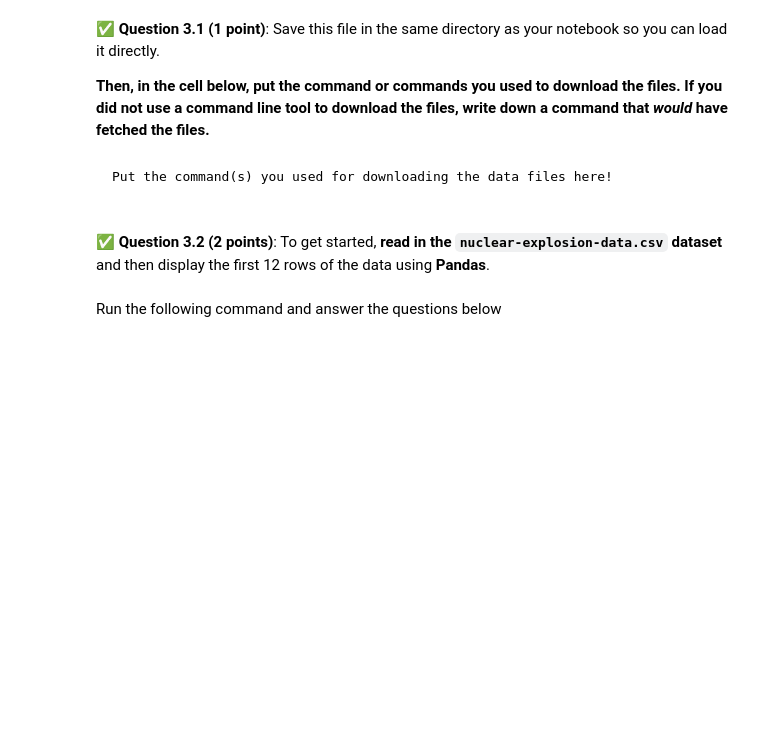
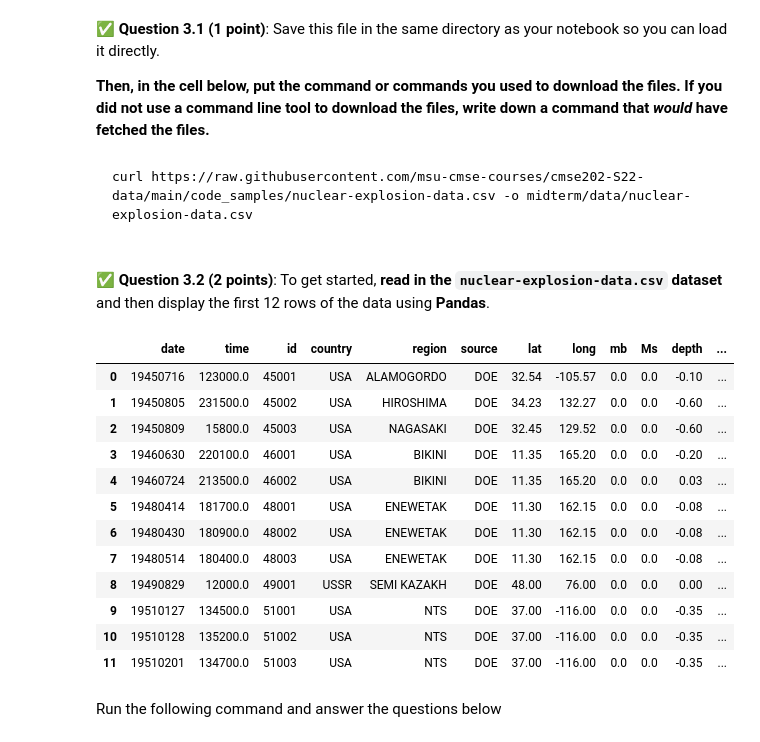
Before and after one commit to grenadi3/CMSE202-f25-turnin, a Jupyter notebook: midterm/CMSE202-Midterm-Section003-STUDENT.ipynb, the cells around one changed output. Drawn from its saved outputs; the diff is of its cells as text; code cells hidden in the pictures; blank space fills up the shorter version.

````diff
--- a/midterm/CMSE202-Midterm-Section003-STUDENT.ipynb
+++ b/midterm/CMSE202-Midterm-Section003-STUDENT.ipynb
@@ -256,10 +287,10 @@ The link to the file is [hidden here](https://raw.githubusercontent.com/msu-cmse
 &#9989; **Question 3.1 (1 point)**: Save this file in the same directory as your notebook so you can load it directly.
 
 **Then, in the cell below, put the command or commands you used to download the files. If you did not use a command line tool to download the files, write down a command that *would* have fetched the files.**
-# %% [markdown]
-```
-Put the command(s) you used for downloading the data files here!
-
-```
+# %% [markdown]
+```
+curl https://raw.githubusercontent.com/msu-cmse-courses/cmse202-S22-data/main/code_samples/nuclear-explosion-data.csv -o midterm/data/nuclear-explosion-data.csv
+
+```
 # %% [markdown]
 &#9989; **Question 3.2 (2 points)**: To get started, **read in the `nuclear-explosion-data.csv` dataset** and then display the first 12 rows of the data using **Pandas**.
@@ -268,3 +297,23 @@ Put the command(s) you used for downloading the data files here!
+# %%
+# Put your code here
+import pandas as pd
+df = pd.read_csv("data/nuclear-explosion-data.csv")
+
+df.head(12)
+# %% [output]
+|  | date | time | id | country | region | source | lat | long | mb | Ms | depth | ... |
+| 0 | 19450716 | 123000.0 | 45001 | USA | ALAMOGORDO | DOE | 32.54 | -105.57 | 0.0 | 0.0 | -0.10 | ... |
+| 1 | 19450805 | 231500.0 | 45002 | USA | HIROSHIMA | DOE | 34.23 | 132.27 | 0.0 | 0.0 | -0.60 | ... |
+| 2 | 19450809 | 15800.0 | 45003 | USA | NAGASAKI | DOE | 32.45 | 129.52 | 0.0 | 0.0 | -0.60 | ... |
+| 3 | 19460630 | 220100.0 | 46001 | USA | BIKINI | DOE | 11.35 | 165.20 | 0.0 | 0.0 | -0.20 | ... |
+| 4 | 19460724 | 213500.0 | 46002 | USA | BIKINI | DOE | 11.35 | 165.20 | 0.0 | 0.0 | 0.03 | ... |
+| 5 | 19480414 | 181700.0 | 48001 | USA | ENEWETAK | DOE | 11.30 | 162.15 | 0.0 | 0.0 | -0.08 | ... |
+| 6 | 19480430 | 180900.0 | 48002 | USA | ENEWETAK | DOE | 11.30 | 162.15 | 0.0 | 0.0 | -0.08 | ... |
+| 7 | 19480514 | 180400.0 | 48003 | USA | ENEWETAK | DOE | 11.30 | 162.15 | 0.0 | 0.0 | -0.08 | ... |
+| 8 | 19490829 | 12000.0 | 49001 | USSR | SEMI KAZAKH | DOE | 48.00 | 76.00 | 0.0 | 0.0 | 0.00 | ... |
+| 9 | 19510127 | 134500.0 | 51001 | USA | NTS | DOE | 37.00 | -116.00 | 0.0 | 0.0 | -0.35 | ... |
+| 10 | 19510128 | 135200.0 | 51002 | USA | NTS | DOE | 37.00 | -116.00 | 0.0 | 0.0 | -0.35 | ... |
+| 11 | 19510201 | 134700.0 | 51003 | USA | NTS | DOE | 37.00 | -116.00 | 0.0 | 0.0 | -0.35 | ... |
 # %% [markdown]
 Run the following command and answer the questions below
 # %%
````
Also changed, not shown: parts of 17 cells of this notebook, 1 other file.
